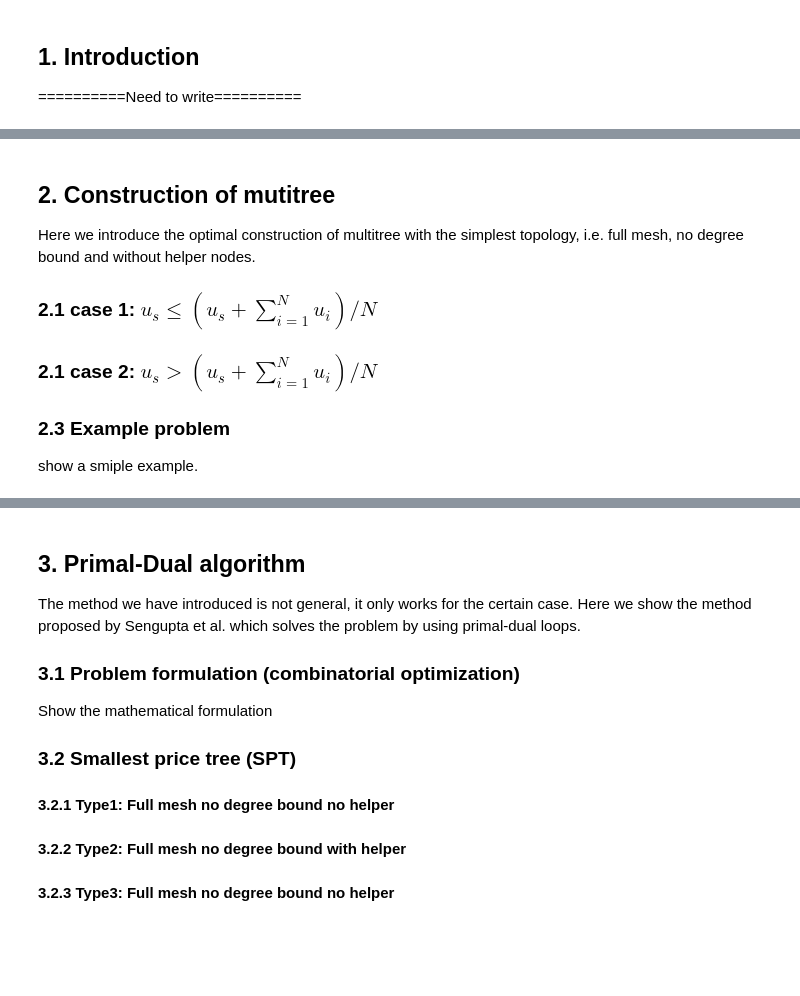
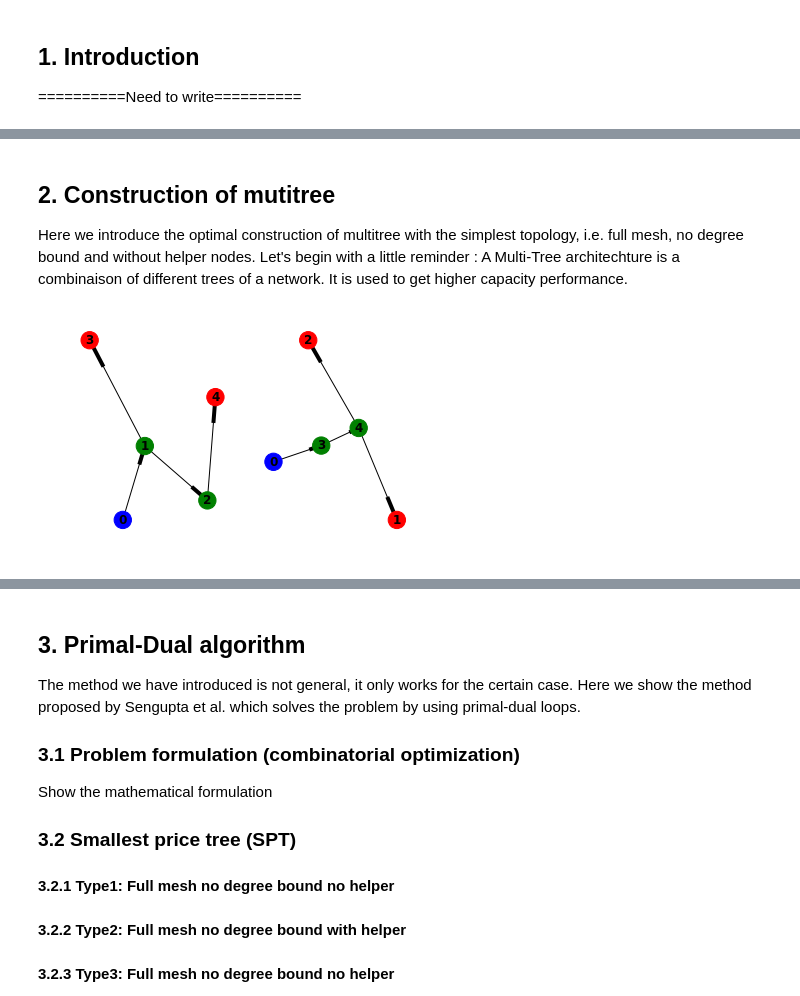
Before and after one commit to TakuKaneda/P2P-project, a Jupyter notebook: P2P-ver2.ipynb, the cells around one changed output, grey strips where cells are left out. Drawn from its saved outputs; the diff is of its cells as text; code cells hidden in the pictures; blank space fills up the shorter version.

```diff
--- a/P2P-ver2.ipynb
+++ b/P2P-ver2.ipynb
@@ -36,7 +36,22 @@ plt.show()
 # %% [markdown]
 ## 2. Construction of mutitree
 Here we introduce the optimal construction of multitree with the simplest topology, i.e. full mesh, no degree bound and without helper nodes.
-### 2.1 case 1: $u_s \leq (u_s + \sum_{i=1}^Nu_i)/N$
-### 2.1 case 2: $u_s > (u_s + \sum_{i=1}^Nu_i)/N$
-### 2.3 Example problem
-show a smiple example.
+Let's begin with a little reminder : A Multi-Tree architechture is a combinaison of different trees of a network. It is used to get higher capacity performance.
+# %%
+G = nx.DiGraph()
+G.add_nodes_from([0,1,2,3,4])
+G.add_edges_from([(0, 1),(1, 2), (1, 3),(2, 4)])
+color_map_G = ['blue','green','green','red','red']
+
+F = nx.DiGraph()
+F.add_nodes_from([0,1,2,3,4])
+F.add_edges_from([(0, 3),(3, 4), (4, 2),(4, 1)])
+color_map_F = ['blue','red','red','green','green']
+
+plt.subplot(121)
+nx.draw(G,node_color=color_map_G, with_labels=True,font_weight='bold')
+plt.subplot(122)
+nx.draw(F,node_color=color_map_F,with_labels=True,font_weight='bold')
+plt.show()
+# %% [output]
+[figure, added]
```
Also changed, not shown: parts of 8 cells of this notebook.
